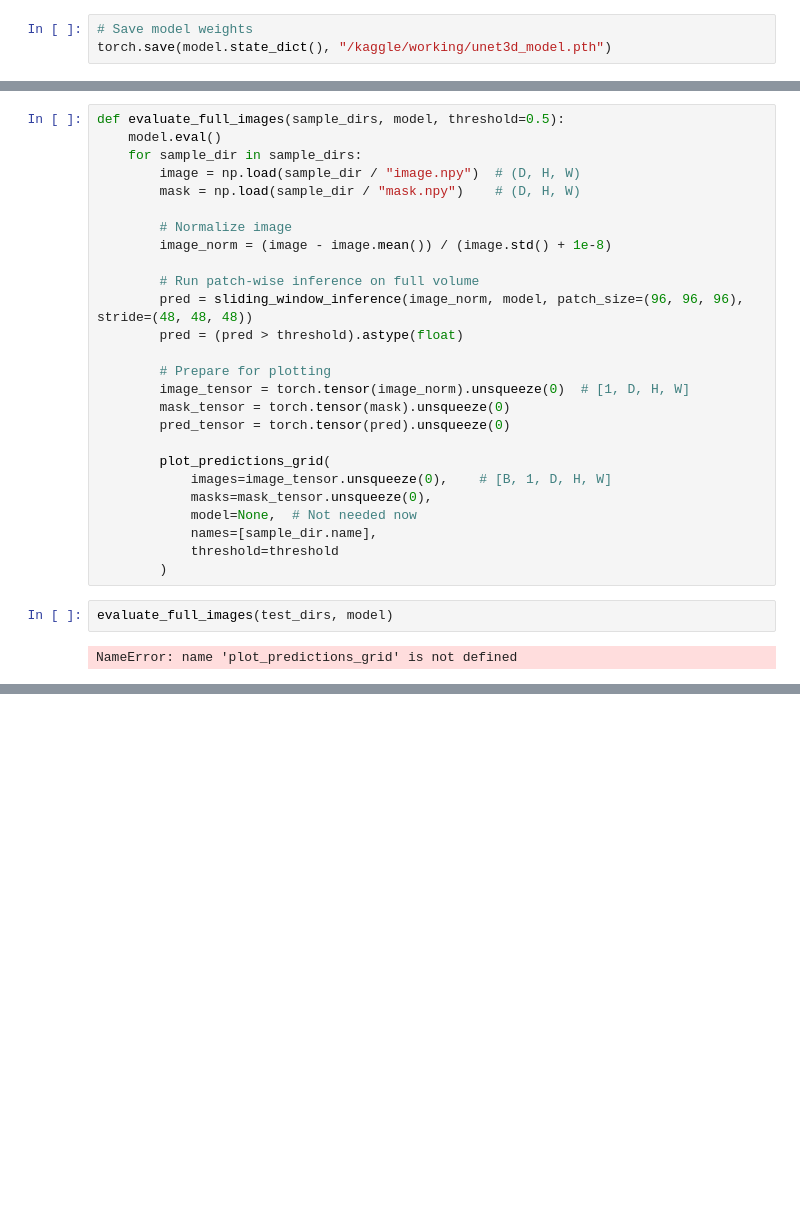
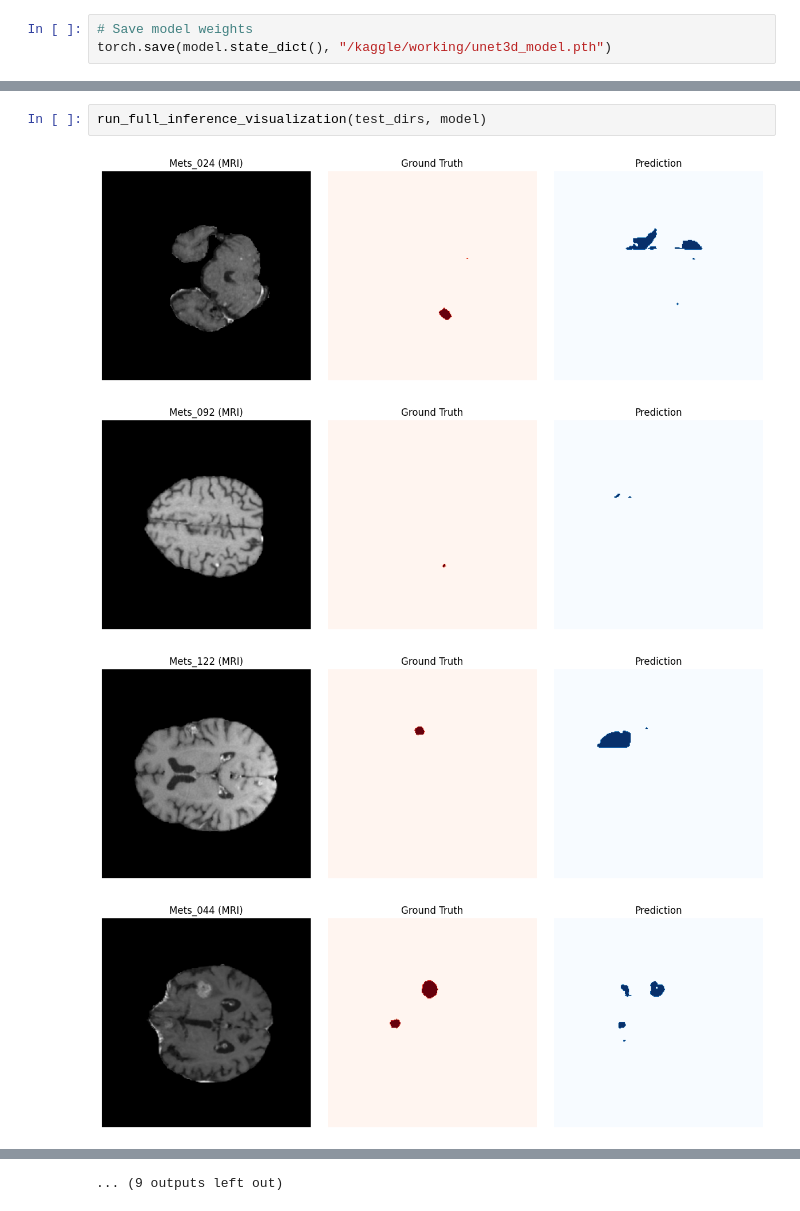
Before and after one commit to YazanBakdash/Tumor_Segment, a Jupyter notebook: unet.ipynb, the cells around one changed output, grey strips where cells are left out. Cells and saved outputs as stored; diff of their text form; blank space fills up the shorter version.

```diff
--- a/unet.ipynb
+++ b/unet.ipynb
@@ -396,30 +430,7 @@ def sliding_window_inference(volume, model, patch_size=(128, 128, 128), stride=(
-# %%
-def evaluate_full_images(sample_dirs, model, threshold=0.5):
-    model.eval()
-    for sample_dir in sample_dirs:
-        image = np.load(sample_dir / "image.npy")  # (D, H, W)
-        mask = np.load(sample_dir / "mask.npy")    # (D, H, W)
-
-        # Normalize image
-        image_norm = (image - image.mean()) / (image.std() + 1e-8)
-
-        # Run patch-wise inference on full volume
-        pred = sliding_window_inference(image_norm, model, patch_size=(96, 96, 96), stride=(48, 48, 48))
-        pred = (pred > threshold).astype(float)
-
-        # Prepare for plotting
-        image_tensor = torch.tensor(image_norm).unsqueeze(0)  # [1, D, H, W]
-        mask_tensor = torch.tensor(mask).unsqueeze(0)
-        pred_tensor = torch.tensor(pred).unsqueeze(0)
-
-        plot_predictions_grid(
-            images=image_tensor.unsqueeze(0),    # [B, 1, D, H, W]
-            masks=mask_tensor.unsqueeze(0),
-            model=None,  # Not needed now
-            names=[sample_dir.name],
-            threshold=threshold
-        )
-# %%
-evaluate_full_images(test_dirs, model)
-# %% [output]
-NameError: name 'plot_predictions_grid' is not defined
+# %%
+run_full_inference_visualization(test_dirs, model)
+# %% [output]
+[figure, added]
+[figure, added]
+[figure, added]
+[figure, added]
@@ -425,0 +445 @@ NameError: name 'plot_predictions_grid' is not defined
+... (9 outputs left out)
```
Also changed, not shown: parts of 7 cells of this notebook.
